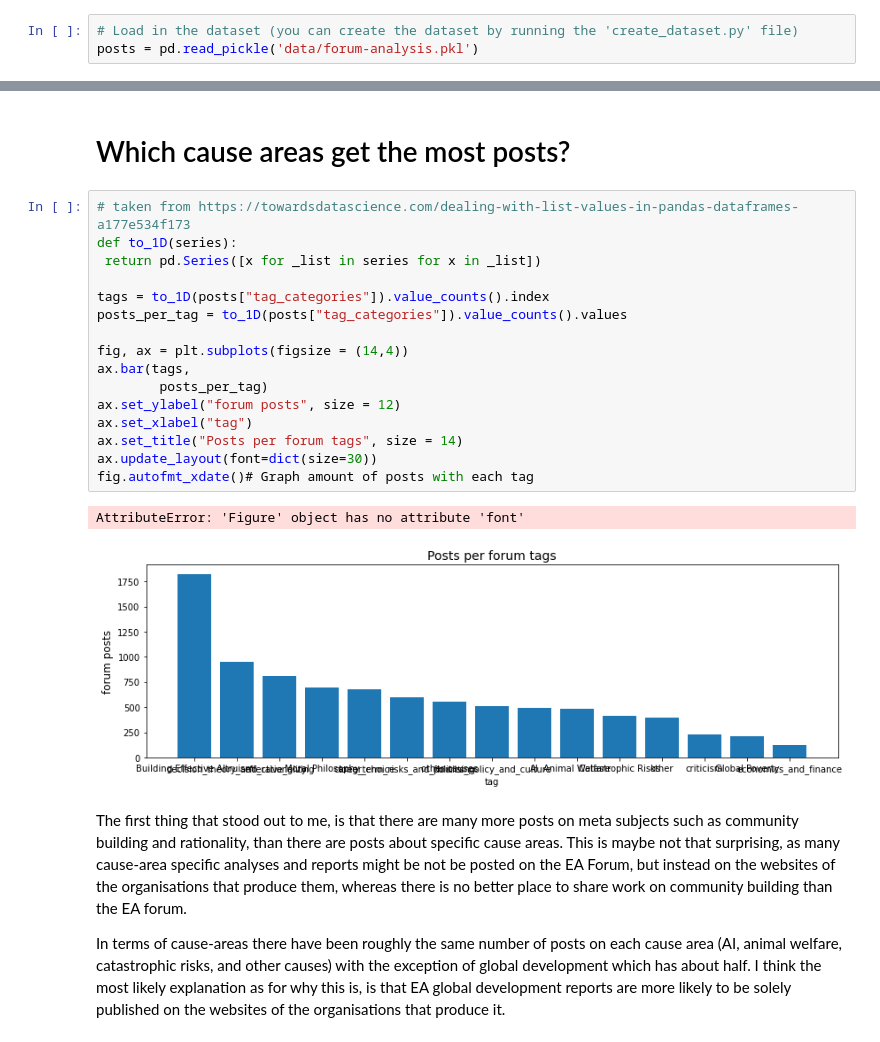
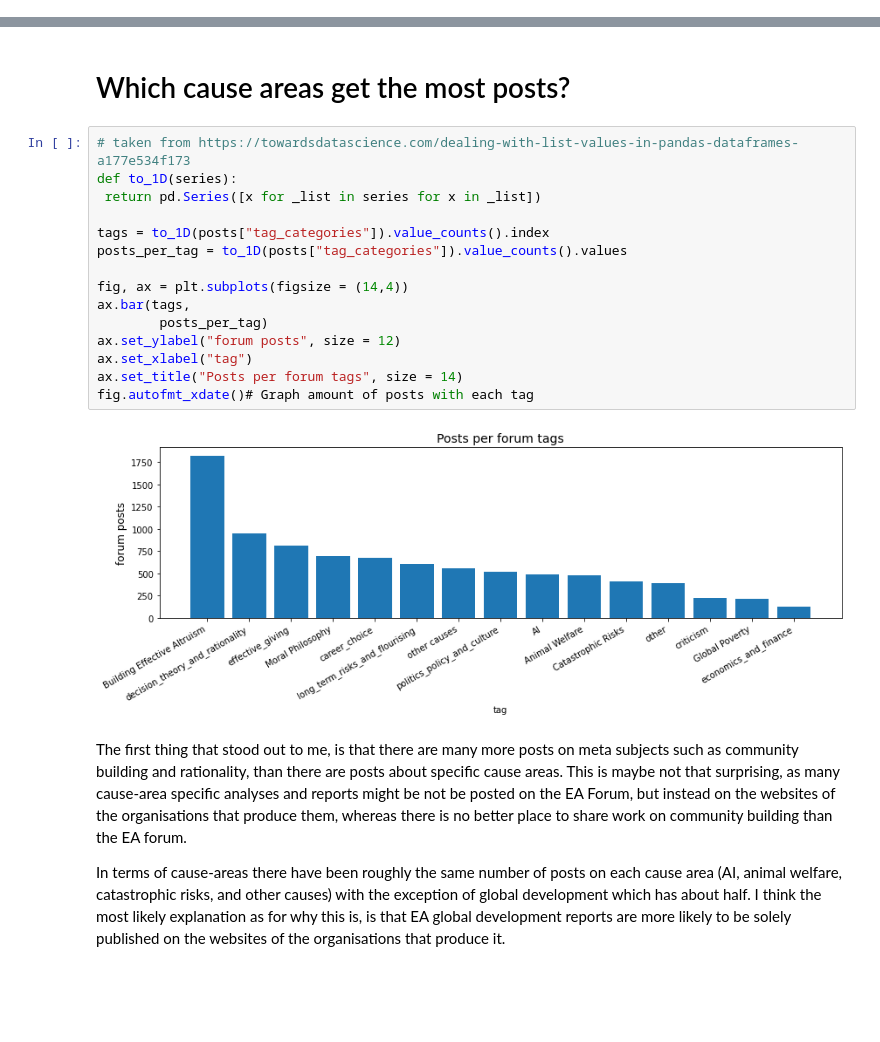
Before and after one commit to MperorM/ea-forum-analysis, a Jupyter notebook: plots-notebook.ipynb, the cells around one changed output, grey strips where cells are left out. Drawn from its saved outputs; the diff is of its cells as text; blank space fills up the shorter version.

```diff
--- a/plots-notebook.ipynb
+++ b/plots-notebook.ipynb
@@ -6,6 +6,3 @@ import pandas as pd
 import matplotlib.pyplot as plt
 import warnings
 warnings.simplefilter(action='ignore', category=FutureWarning)
-# %%
-# Load in the dataset (you can create the dataset by running the 'create_dataset.py' file)
-posts = pd.read_pickle('data/forum-analysis.pkl')
@@ -14,22 +553,20 @@ posts = pd.read_pickle('data/forum-analysis.pkl')
 # %%
 # taken from https://towardsdatascience.com/dealing-with-list-values-in-pandas-dataframes-a177e534f173
 def to_1D(series):
  return pd.Series([x for _list in series for x in _list])
 
 tags = to_1D(posts["tag_categories"]).value_counts().index
 posts_per_tag = to_1D(posts["tag_categories"]).value_counts().values
 
 fig, ax = plt.subplots(figsize = (14,4))
 ax.bar(tags,
         posts_per_tag)
 ax.set_ylabel("forum posts", size = 12)
 ax.set_xlabel("tag")
 ax.set_title("Posts per forum tags", size = 14)
-ax.update_layout(font=dict(size=30))
 fig.autofmt_xdate()# Graph amount of posts with each tag
 # %% [output]
-AttributeError: 'Figure' object has no attribute 'font'
-[figure, old version]
+[figure, new version]
 # %% [markdown]
 The first thing that stood out to me, is that there are many more posts on meta subjects such as community building and rationality, than there are posts about specific cause areas. This is maybe not that surprising, as many cause-area specific analyses and reports might be not be posted on the EA Forum, but instead on the websites of the organisations that produce them, whereas there is no better place to share work on community building than the EA forum.
 
```
Also changed, not shown: parts of 5 cells of this notebook.
